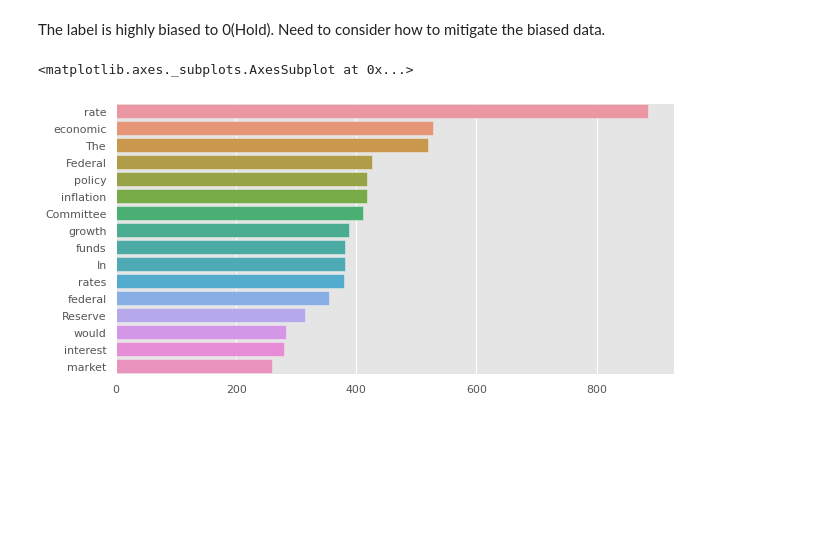
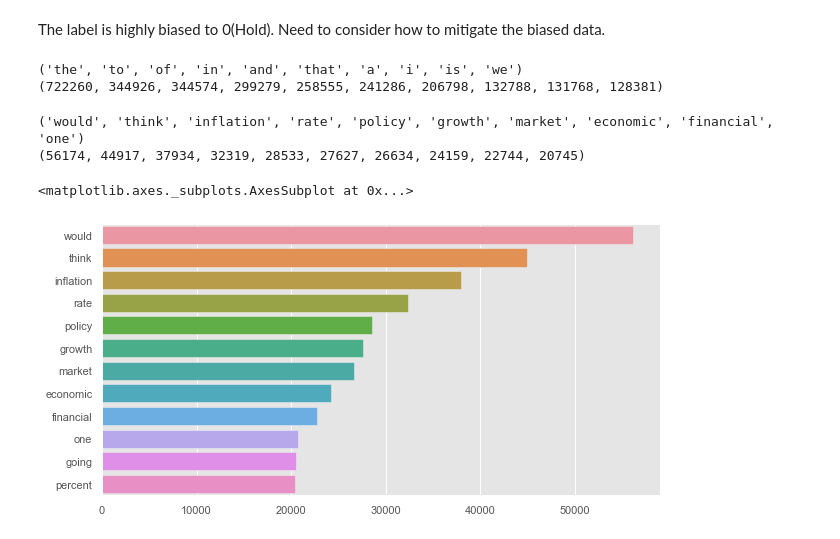
Before and after one commit to yukit-k/centralbank_analysis, a Jupyter notebook: src/4_FOMC_Analysis_EDA.ipynb, the cells around one changed output. Drawn from its saved outputs; the diff is of its cells as text; code cells hidden in the pictures; blank space fills up the shorter version.

```diff
--- a/src/4_FOMC_Analysis_EDA.ipynb
+++ b/src/4_FOMC_Analysis_EDA.ipynb
@@ -148,0 +163,5 @@ text_keyword
+# %%
+# Add previous rate decision to see inertia effect
+nontext_data['prev_decision'] = nontext_data['RateDecision'].shift(1)
+nontext_data['next_decision'] = nontext_data['RateDecision'].shift(-1)
+nontext_data[['RateDecision', 'prev_decision', 'next_decision']].head()
@@ -181,7 +215,7 @@ PMI_diff_year       0
 dtype: int64
 # %%
 # The number of data per Target Labels
-x = train_data['RateDecision'].value_counts()
+x = nontext_data['RateDecision'].value_counts()
 print("Count: ")
 print(x)
 print("Percent: ")
@@ -189,6 +223,7 @@ print(round(x/sum(x) * 100))
 # sns.barplot(x.index, x)
 # plt.gca().set_ylabel('number of samples')
 plt.figure(figsize=(8,5))
-ax = sns.countplot(x='RateDecision', data=train_data)
+ax = sns.countplot(x='RateDecision', data=nontext_data)
+ax.set_title('nontext_data')
 # %% [output]
 Count:
@@ -206,16 +418,16 @@ Name: RateDecision, dtype: float64
 The label is highly biased to 0(Hold). Need to consider how to mitigate the biased data.
 # %%
 # Corpus
-def create_corpus(target):
+def create_corpus(df):
     corpus = []
 
-    for x in df[df['target']==target]['text'].str.split():
+    for x in df['text'].str.split():
         for i in x:
-            corpus.append(i)
+            corpus.append(i.lower())
     return corpus
 
-# Returns Top X frequent words
-def get_frequent_words(corpus, top_n=10):
+# Returns Top X frequent stop words
+def get_frequent_stop_words(corpus, top_n=10):
     dic = defaultdict(int)
     for word in corpus:
         if word in stop:
@@ -224,3 +436,14 @@ def get_frequent_words(corpus, top_n=10):
     top = sorted(dic.items(), key=lambda x: x[1], reverse=True)[:top_n]
 
     return zip(*top)
+
+# Returns Top X frequent non stop words
+def get_frequent_nonstop_words(corpus, top_n=10):
+    dic = defaultdict(int)
+    for word in corpus:
+        if word not in stop:
+            dic[word] += 1
+
+    top = sorted(dic.items(), key=lambda x: x[1], reverse=True)[:top_n]
+
+    return zip(*top)
@@ -257,0 +450,2 @@ print('vocab: ', vocab)
+# %%
+corpus_no_split = create_corpus(text_no_split)
@@ -257,0 +454,6 @@ print('vocab: ', vocab)
+# %%
+print(x)
+print(y)
+# %% [output]
+('the', 'to', 'of', 'in', 'and', 'that', 'a', 'i', 'is', 'we')
+(722260, 344926, 344574, 299279, 258555, 241286, 206798, 132788, 131768, 128381)
@@ -258,15 +462,21 @@ print('vocab: ', vocab)
+# %%
+print(x)
+print(y)
+# %% [output]
+('would', 'think', 'inflation', 'rate', 'policy', 'growth', 'market', 'economic', 'financial', 'one')
+(56174, 44917, 37934, 32319, 28533, 27627, 26634, 24159, 22744, 20745)
 # %%
 # Check most frequent words which are not in stopwords
-counter = Counter(corpus_lower)
-most = counter.most_common()
+counter = Counter(corpus_no_split)
+most = counter.most_common()[:60]
 x, y = [], []
-for word, count in most[:40]:
+for word, count in most:
     if word not in stop:
         x.append(word)
         y.append(count)
 
 plt.figure(figsize=(10,5))
 sns.barplot(x=y, y=x)
 # %% [output]
 <matplotlib.axes._subplots.AxesSubplot at 0x...>
-[figure, old version]
+[figure, new version]
```
Also changed, not shown: parts of 58 cells of this notebook.
